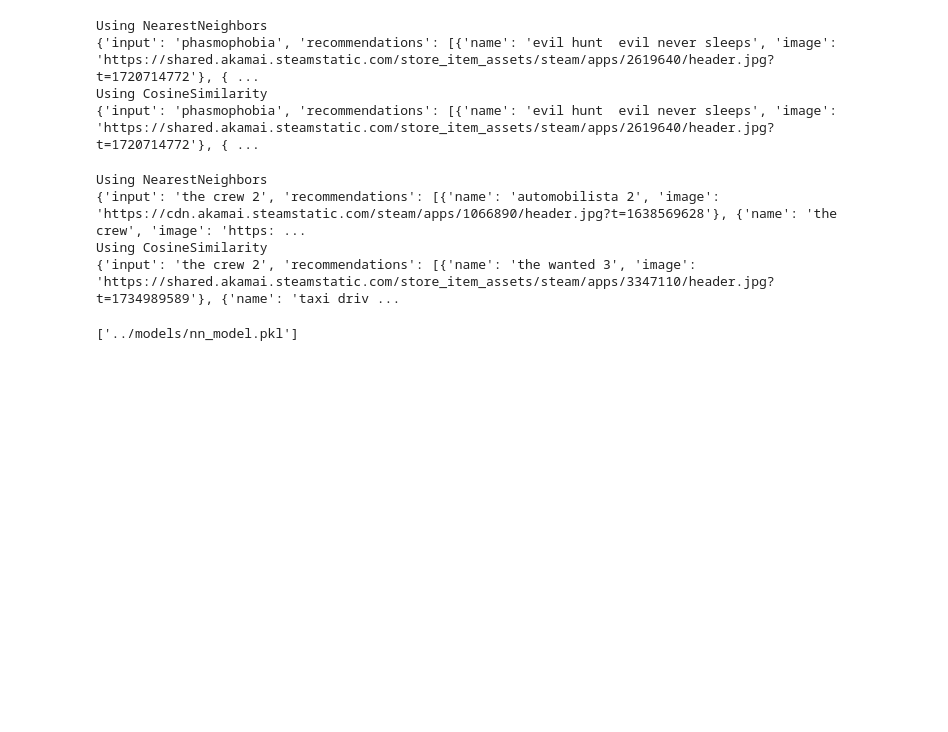
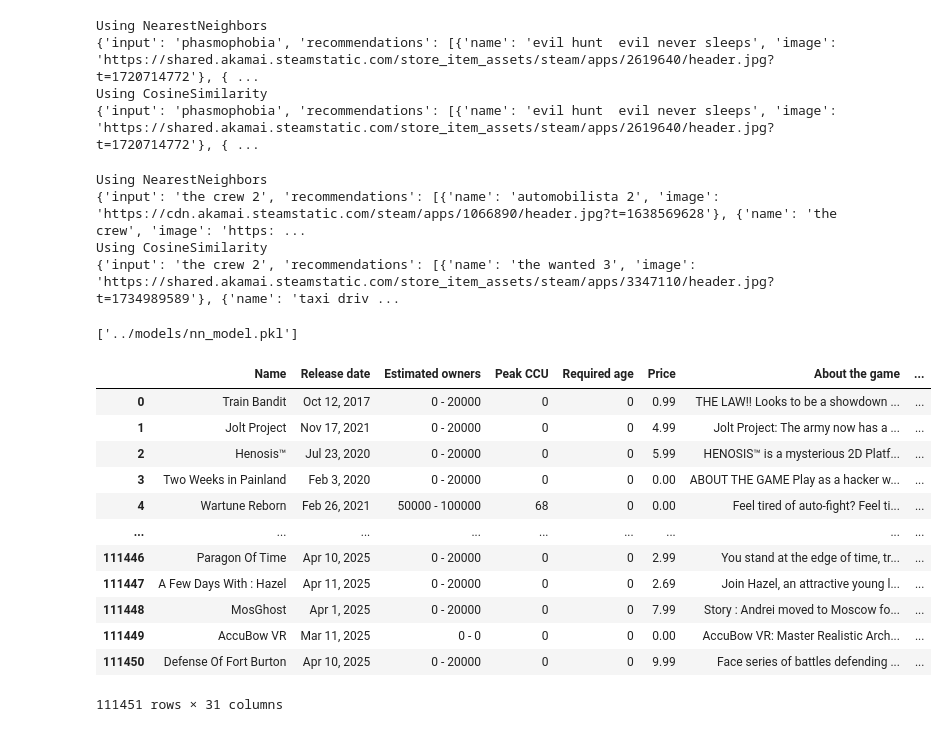
Before and after one commit to BejenaruIoanMatei/GameRecommender, a Jupyter notebook: classifier-model/main.ipynb, the cells around one changed output. Saved outputs shown, nothing was run; the diff lists cells and outputs as text; code cells hidden in the pictures; blank space fills up the shorter version.

```diff
--- a/classifier-model/main.ipynb
+++ b/classifier-model/main.ipynb
@@ -765,3 +769,19 @@ joblib.dump(games_vector, "../models/games_vector.pkl")
 joblib.dump(nn_model, "../models/nn_model.pkl")
 # %% [output]
 ['../models/nn_model.pkl']
+# %%
+df
+# %% [output]
+|  | Name | Release date | Estimated owners | Peak CCU | Required age | Price | About the game | ... |
+| 0 | Train Bandit | Oct 12, 2017 | 0 - 20000 | 0 | 0 | 0.99 | THE LAW!! Looks to be a showdown ... | ... |
+| 1 | Jolt Project | Nov 17, 2021 | 0 - 20000 | 0 | 0 | 4.99 | Jolt Project: The army now has a ... | ... |
+| 2 | Henosis™ | Jul 23, 2020 | 0 - 20000 | 0 | 0 | 5.99 | HENOSIS™ is a mysterious 2D Platf... | ... |
+| 3 | Two Weeks in Painland | Feb 3, 2020 | 0 - 20000 | 0 | 0 | 0.00 | ABOUT THE GAME Play as a hacker w... | ... |
+| 4 | Wartune Reborn | Feb 26, 2021 | 50000 - 100000 | 68 | 0 | 0.00 | Feel tired of auto-fight? Feel ti... | ... |
+| ... | ... | ... | ... | ... | ... | ... | ... | ... |
+| 111446 | Paragon Of Time | Apr 10, 2025 | 0 - 20000 | 0 | 0 | 2.99 | You stand at the edge of time, tr... | ... |
+| 111447 | A Few Days With : Hazel | Apr 11, 2025 | 0 - 20000 | 0 | 0 | 2.69 | Join Hazel, an attractive young l... | ... |
+| 111448 | MosGhost | Apr 1, 2025 | 0 - 20000 | 0 | 0 | 7.99 | Story : Andrei moved to Moscow fo... | ... |
+| 111449 | AccuBow VR | Mar 11, 2025 | 0 - 0 | 0 | 0 | 0.00 | AccuBow VR: Master Realistic Arch... | ... |
+| 111450 | Defense Of Fort Burton | Apr 10, 2025 | 0 - 20000 | 0 | 0 | 9.99 | Face series of battles defending ... | ... |
+111451 rows × 31 columns
```
Also changed, not shown: parts of 1 cell of this notebook, 5 other files.
